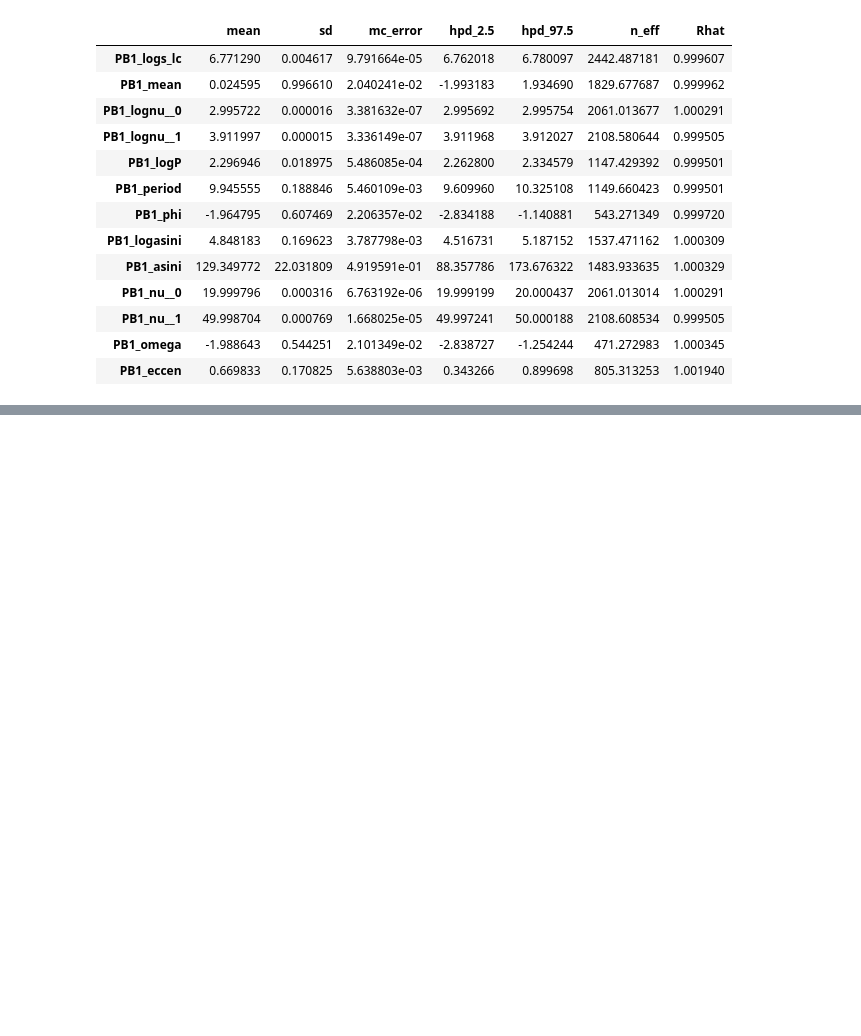
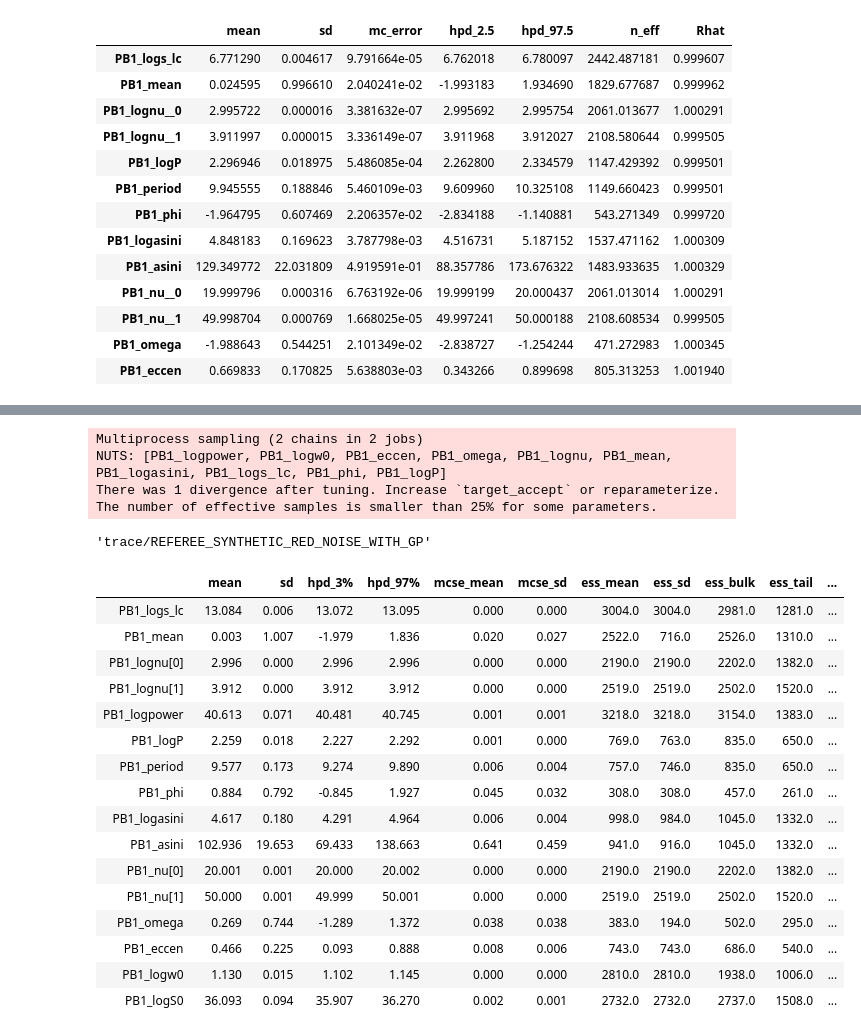
Before and after one commit to danhey/maelstrom, a Jupyter notebook: paper/notebooks/(Referee) Low frequency noise.ipynb, the cells around one changed output, grey strips where cells are left out. Cells and saved outputs as stored; diff of their text form; code cells hidden in the pictures; blank space fills up the shorter version.

Commit message:
More referee changes

```diff
--- a/paper/notebooks/(Referee) Low frequency noise.ipynb
+++ b/paper/notebooks/(Referee) Low frequency noise.ipynb
@@ -348,0 +353,2 @@ pm.summary(trace)
+# %%
+pb1 = PB1Model(ms.time, ms.flux, ms.freq)
@@ -348,0 +357,3 @@ pm.summary(trace)
+# %%
+opt = pb1.optimize()
+opt
@@ -348,0 +398,38 @@ pm.summary(trace)
+# %%
+with pb1:
+    trace = pm.sample(
+        tune=1000,
+        draws=1000,
+        start=opt,
+        chains=2,
+        step=xo.get_dense_nuts_step(target_accept=0.9),
+    )
+# %% [output]
+Multiprocess sampling (2 chains in 2 jobs)
+NUTS: [PB1_logpower, PB1_logw0, PB1_eccen, PB1_omega, PB1_lognu, PB1_mean, PB1_logasini, PB1_logs_lc, PB1_phi, PB1_logP]
+There was 1 divergence after tuning. Increase `target_accept` or reparameterize.
+The number of effective samples is smaller than 25% for some parameters.
+# %%
+pm.save_trace(trace, 'trace/REFEREE_SYNTHETIC_RED_NOISE_WITH_GP')
+# %% [output]
+'trace/REFEREE_SYNTHETIC_RED_NOISE_WITH_GP'
+# %%
+pm.summary(trace)
+# %% [output]
+|  | mean | sd | hpd_3% | hpd_97% | mcse_mean | mcse_sd | ess_mean | ess_sd | ess_bulk | ess_tail | ... |
+| PB1_logs_lc | 13.084 | 0.006 | 13.072 | 13.095 | 0.000 | 0.000 | 3004.0 | 3004.0 | 2981.0 | 1281.0 | ... |
+| PB1_mean | 0.003 | 1.007 | -1.979 | 1.836 | 0.020 | 0.027 | 2522.0 | 716.0 | 2526.0 | 1310.0 | ... |
+| PB1_lognu[0] | 2.996 | 0.000 | 2.996 | 2.996 | 0.000 | 0.000 | 2190.0 | 2190.0 | 2202.0 | 1382.0 | ... |
+| PB1_lognu[1] | 3.912 | 0.000 | 3.912 | 3.912 | 0.000 | 0.000 | 2519.0 | 2519.0 | 2502.0 | 1520.0 | ... |
+| PB1_logpower | 40.613 | 0.071 | 40.481 | 40.745 | 0.001 | 0.001 | 3218.0 | 3218.0 | 3154.0 | 1383.0 | ... |
+| PB1_logP | 2.259 | 0.018 | 2.227 | 2.292 | 0.001 | 0.000 | 769.0 | 763.0 | 835.0 | 650.0 | ... |
+| PB1_period | 9.577 | 0.173 | 9.274 | 9.890 | 0.006 | 0.004 | 757.0 | 746.0 | 835.0 | 650.0 | ... |
+| PB1_phi | 0.884 | 0.792 | -0.845 | 1.927 | 0.045 | 0.032 | 308.0 | 308.0 | 457.0 | 261.0 | ... |
+| PB1_logasini | 4.617 | 0.180 | 4.291 | 4.964 | 0.006 | 0.004 | 998.0 | 984.0 | 1045.0 | 1332.0 | ... |
+| PB1_asini | 102.936 | 19.653 | 69.433 | 138.663 | 0.641 | 0.459 | 941.0 | 916.0 | 1045.0 | 1332.0 | ... |
+| PB1_nu[0] | 20.001 | 0.001 | 20.000 | 20.002 | 0.000 | 0.000 | 2190.0 | 2190.0 | 2202.0 | 1382.0 | ... |
+| PB1_nu[1] | 50.000 | 0.001 | 49.999 | 50.001 | 0.000 | 0.000 | 2519.0 | 2519.0 | 2502.0 | 1520.0 | ... |
+| PB1_omega | 0.269 | 0.744 | -1.289 | 1.372 | 0.038 | 0.038 | 383.0 | 194.0 | 502.0 | 295.0 | ... |
+| PB1_eccen | 0.466 | 0.225 | 0.093 | 0.888 | 0.008 | 0.006 | 743.0 | 743.0 | 686.0 | 540.0 | ... |
+| PB1_logw0 | 1.130 | 0.015 | 1.102 | 1.145 | 0.000 | 0.000 | 2810.0 | 2810.0 | 1938.0 | 1006.0 | ... |
+| PB1_logS0 | 36.093 | 0.094 | 35.907 | 36.270 | 0.002 | 0.001 | 2732.0 | 2732.0 | 2737.0 | 1508.0 | ... |
```
Also changed, not shown: parts of 8 cells of this notebook, 5 other files.
